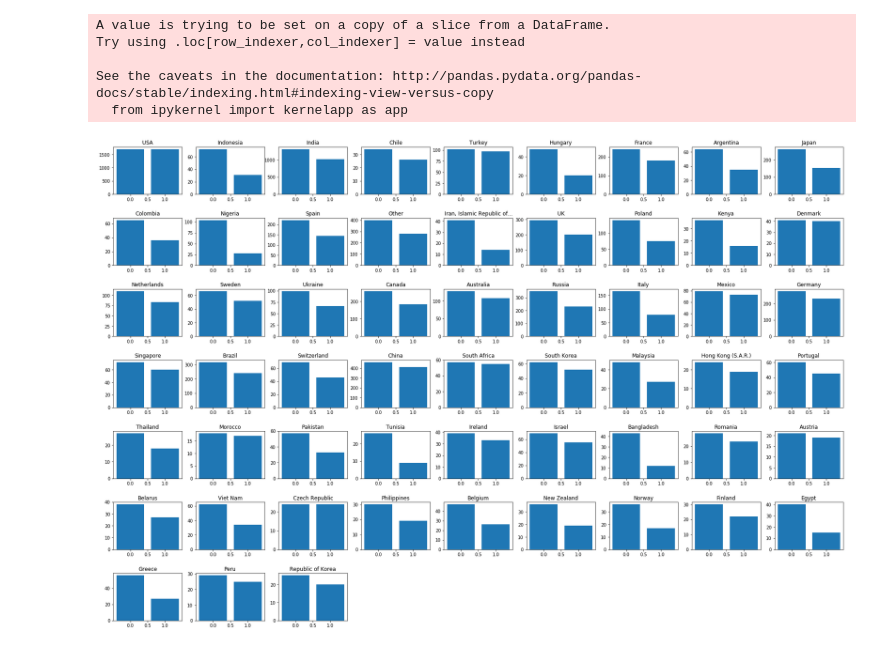
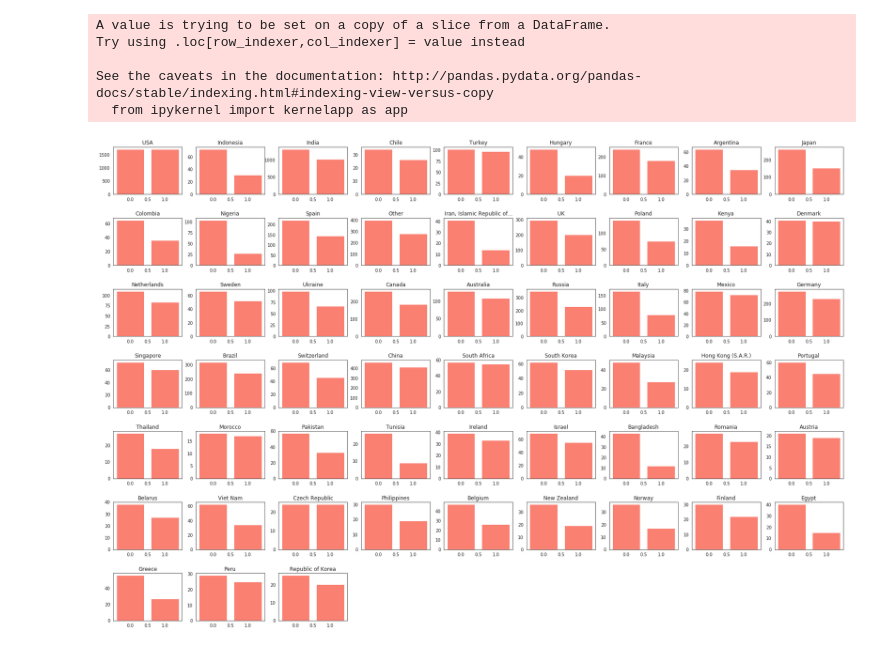
Before and after one commit to JoseMontanaC/JoseAlejandroMontana_Final, a Jupyter notebook: JoseAlejandroMontana_Final.ipynb, the cells around one changed output. Cells and saved outputs as stored; diff of their text form; code cells hidden in the pictures.

```diff
--- a/JoseAlejandroMontana_Final.ipynb
+++ b/JoseAlejandroMontana_Final.ipynb
@@ -81,6 +84,7 @@ def plotting_male_vs_female(data,title):
     plt.title("Male Vs Female in "+title)
     plt.show()
 # %%
+sns.set_style("white")
 datos_India=data[data.Q3=="India"]
 plotting_male_vs_female(datos_India.Q1,"India")
 # %% [output]
@@ -88,4 +92,5 @@ plotting_male_vs_female(datos_India.Q1,"India")
 # %%
+sns.set_style("white")
 datos_USA=data[data.Q3=="United States of America"]
 plotting_male_vs_female(datos_USA.Q1,"United States")
 # %% [output]
@@ -102,6 +107,7 @@ def plot_Lat_america(data):
         values.append(Counter(data)[i])
     return labels, values
 # %%
+sns.set_style("white")
 plt.figure(figsize=(30,20))
 Lat_american=["Argentina","Brazil","Chile","Colombia","Mexico","Peru"]
 k=1
@@ -150,6 +156,7 @@ for i in Lat_american:
         else:
             nuevo_dict[i]=[Counter(nuevo.Education.dropna())[j]]
 # %%
+sns.set_style("white")
 x_axis=list(Counter(nuevo.Education.dropna()).keys())
 index = pd.Index(x_axis, name=' ')
 datos_education = nuevo_dict
@@ -212,23 +219,24 @@ Try using .loc[row_indexer,col_indexer] = value instead
 See the caveats in the documentation: http://pandas.pydata.org/pandas-docs/stable/indexing.html#indexing-view-versus-copy
   from ipykernel import kernelapp as app
 # %%
+sns.set_style("white")
 plt.figure(figsize=(30,20))
 plt.subplots_adjust(hspace=0.5)
 k = 1
 for country in Counter(New_data["Country"]).keys():
     dataX = New_data[New_data['Country'] == country]
     y = np.array(dataX['Salary(USD)'].dropna())
     Y = np.zeros(len(y))
     Y[y > np.median(y)] = 1
     plt.subplot(7,9,k)
-    plt.bar(Counter(Y).keys(),Counter(Y).values())
+    plt.bar(Counter(Y).keys(),Counter(Y).values(),color="salmon")
     if country == 'United Kingdom of Great Britain and Northern Ireland':
         plt.title('UK')
     elif country == "United States of America":
         plt.title("USA")
     else:
         plt.title(country)
     k += 1
 plt.show()
 # %% [output]
-[figure, old version]
+[figure, new version]
```
Also changed, not shown: parts of 10 cells of this notebook.
